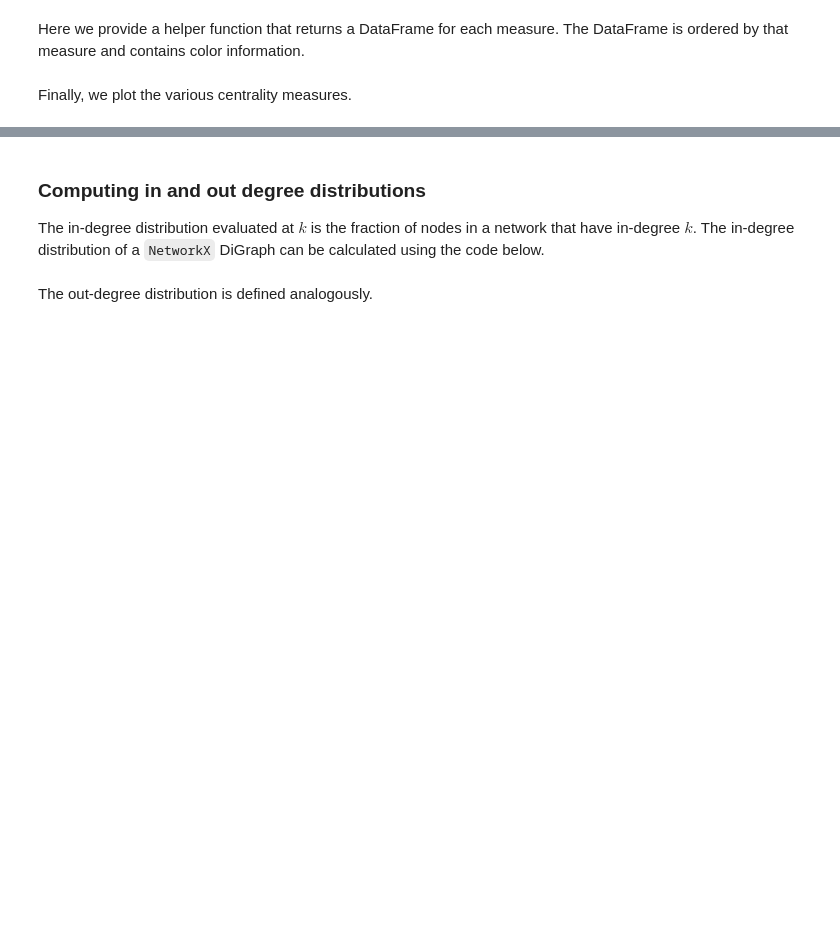
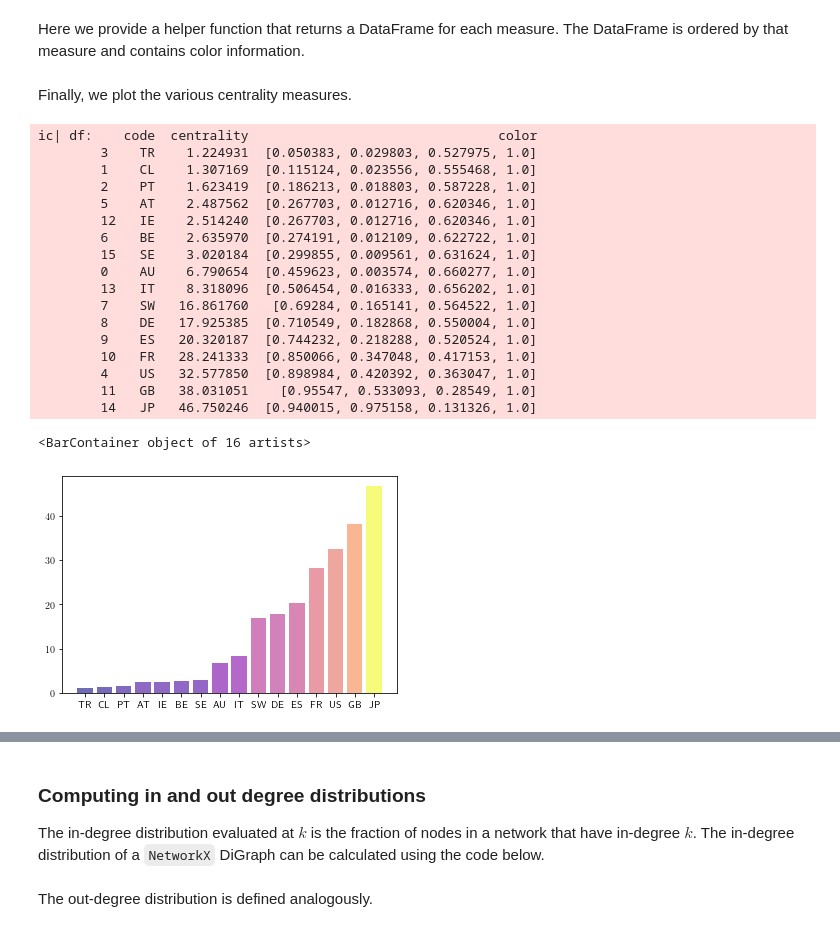
Before and after one commit to QuantEcon/book-networks-public, a Jupyter notebook: code_book/ch_intro.ipynb, the cells around one changed output, grey strips where cells are left out. Cells and saved outputs as stored; diff of their text form; code cells hidden in the pictures; blank space fills up the shorter version.

```diff
--- a/code_book/ch_intro.ipynb
+++ b/code_book/ch_intro.ipynb
@@ -552,3 +554,30 @@ Finally, we plot the various centrality measures.
+# %%
+df = centrality_plot_data(countries, kcentral_hub)
+ic(df)
+fig, ax = plt.subplots()
+ax.bar('code', 'centrality', data=df, color=df["color"], alpha=0.6)
+# patch = mpatches.Patch(color=None, label='Katz hub', visible=False)
+# ax.legend(handles=[patch], fontsize=12, loc="upper left", handlelength=0, frameon=False)
+# %% [output]
+ic| df:    code  centrality                                color
+        3    TR    1.224931  [0.050383, 0.029803, 0.527975, 1.0]
+        1    CL    1.307169  [0.115124, 0.023556, 0.555468, 1.0]
+        2    PT    1.623419  [0.186213, 0.018803, 0.587228, 1.0]
+        5    AT    2.487562  [0.267703, 0.012716, 0.620346, 1.0]
+        12   IE    2.514240  [0.267703, 0.012716, 0.620346, 1.0]
+        6    BE    2.635970  [0.274191, 0.012109, 0.622722, 1.0]
+        15   SE    3.020184  [0.299855, 0.009561, 0.631624, 1.0]
+        0    AU    6.790654  [0.459623, 0.003574, 0.660277, 1.0]
+        13   IT    8.318096  [0.506454, 0.016333, 0.656202, 1.0]
+        7    SW   16.861760   [0.69284, 0.165141, 0.564522, 1.0]
+        8    DE   17.925385  [0.710549, 0.182868, 0.550004, 1.0]
+        9    ES   20.320187  [0.744232, 0.218288, 0.520524, 1.0]
+        10   FR   28.241333  [0.850066, 0.347048, 0.417153, 1.0]
+        4    US   32.577850  [0.898984, 0.420392, 0.363047, 1.0]
+        11   GB   38.031051    [0.95547, 0.533093, 0.28549, 1.0]
+        14   JP   46.750246  [0.940015, 0.975158, 0.131326, 1.0]
+<BarContainer object of 16 artists>
+[figure, added]
 # %%
 centrality_measures = [outdegree, indegree,
                        ecentral_hub, ecentral_authority,
```
Also changed, not shown: parts of 8 cells of this notebook, 3 other files.
